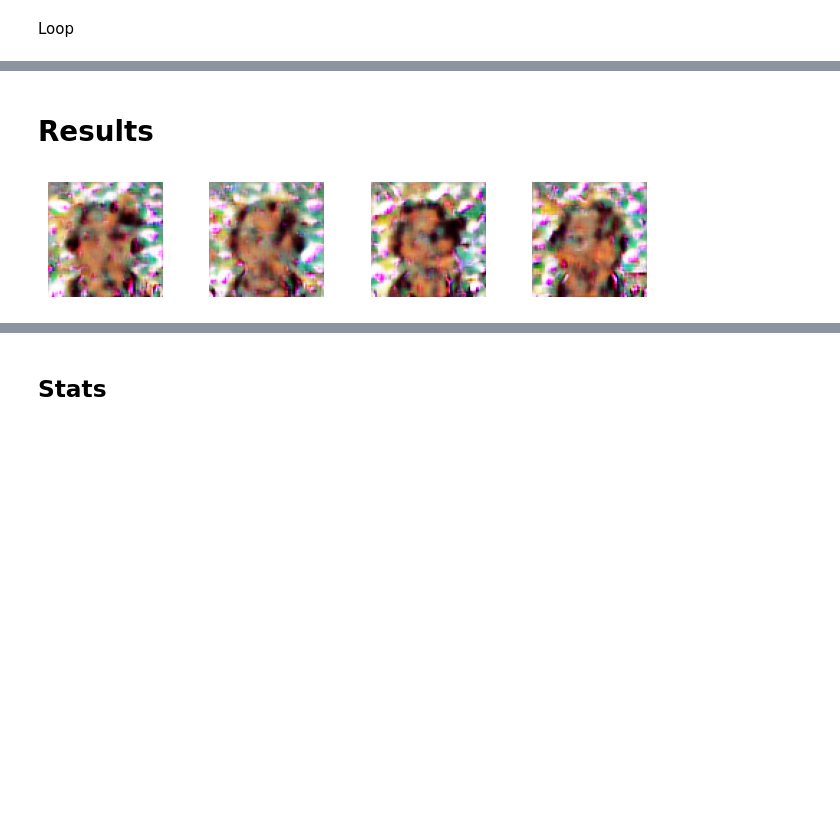
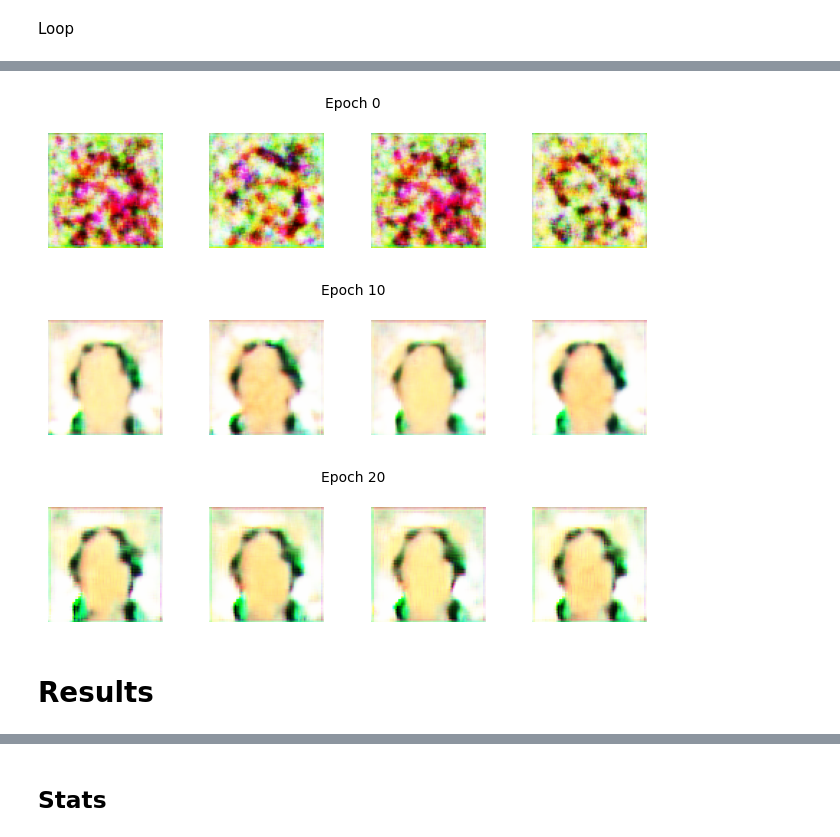
Before and after one commit to vetlemangrud/gangrud, a Jupyter notebook: gan.ipynb, the cells around one changed output, grey strips where cells are left out. Cells and saved outputs as stored; diff of their text form; code cells hidden in the pictures; blank space fills up the shorter version.

```diff
--- a/gan.ipynb
+++ b/gan.ipynb
@@ -76,6 +92,8 @@ class VetleDataset(Dataset):
 transform = transforms.Compose([transforms.Resize(IMAGE_SIZE), transforms.Normalize(128,128)])
 # %%
 dataset = VetleDataset(2905, "assets/frames/", transform=transform)
+# %%
+dataset = torchvision.datasets.Flowers102()
 # %% [markdown]
 Plot training data:
 # %%
@@ -209,5 +268,6 @@ for epoch in range(num_epochs):
                 print("")
                 print(f"Epoch: {epoch} Loss D.: {loss_discriminator}")
                 print(f"Epoch: {epoch} Loss G.: {loss_generator}")
+                show_examples(generator, title=f"Epoch {epoch}")
 # %% [output]
 0
@@ -230,17 +283,5 @@ Epoch: 90 Loss G.: 11.164541244506836
+[figure, added]
+[figure, added]
+[figure, added]
 # %% [markdown]
 # Results
-# %%
-latent_space_samples = torch.randn((batch_size, LATENT_VECTOR_SIZE))
-generated_samples = generator(latent_space_samples)
-
-generated_samples = generated_samples.detach()
-fig = plt.figure()
-for plot_idx, dataset_idx  in enumerate(torch.randint(len(generated_samples), (4,))):
-    sub = plt.subplot(1, 4, plot_idx+1)
-    plt.tight_layout()
-    sub.axis('off')
-    image = generated_samples[dataset_idx.item()].permute(1,2,0)
-    plt.imshow(image *0.5 + 0.5)
-fig.show()
-# %% [output]
-[figure, removed]
```
Also changed, not shown: parts of 14 cells of this notebook, 7 other files.
